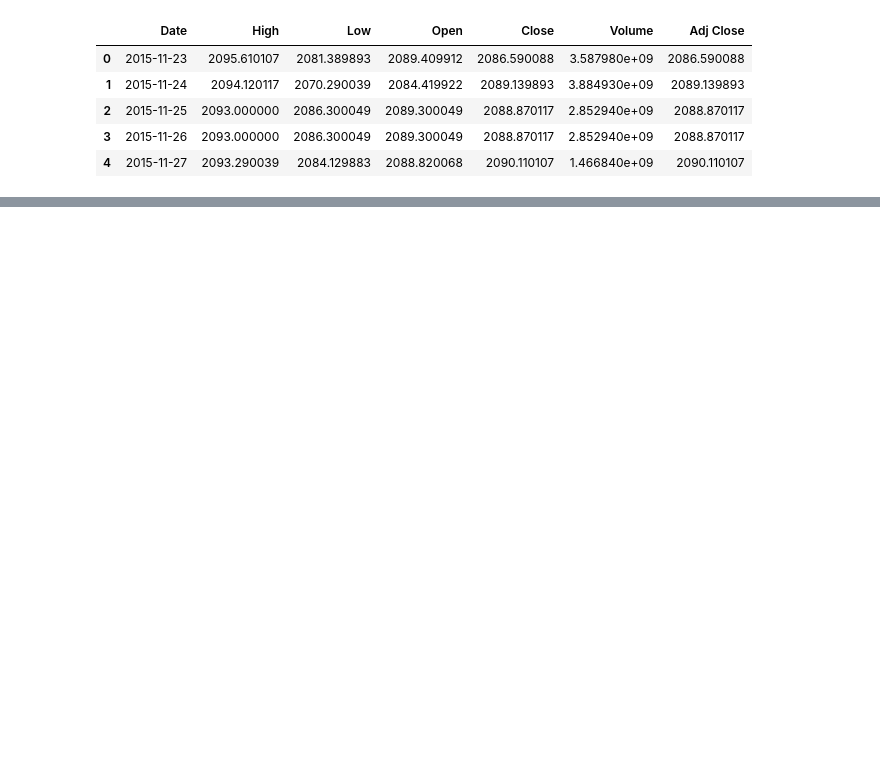
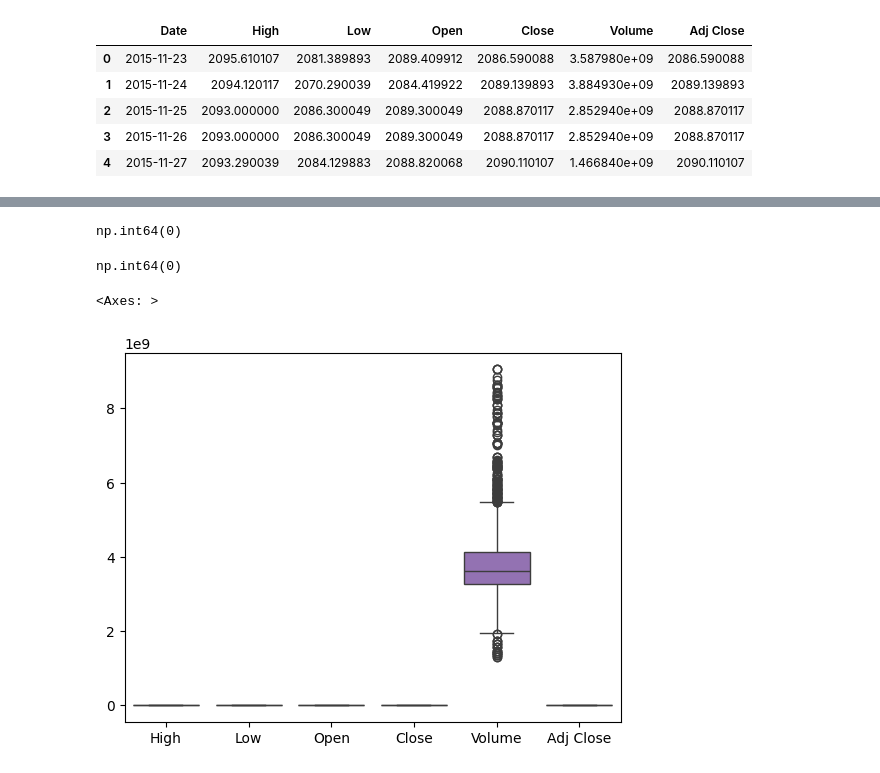
Before and after one commit to Handras18/Time-Series-Forecasting, a Jupyter notebook: 01_eda.ipynb, the cells around one changed output, grey strips where cells are left out. Drawn from its saved outputs; the diff is of its cells as text; code cells hidden in the pictures; blank space fills up the shorter version.

```diff
--- a/01_eda.ipynb
+++ b/01_eda.ipynb
@@ -17,0 +66,15 @@ df.head()
+# %%
+df['Date']=pd.to_datetime(df['Date'], errors='coerce')
+# %%
+df['Date'].isna().sum()
+# %% [output]
+np.int64(0)
+# %%
+(df['Date'].value_counts() > 2 ).sum()
+# %% [output]
+np.int64(0)
+# %%
+sns.boxplot(data=df)
+# %% [output]
+<Axes: >
+[figure, added]
```
Also changed, not shown: parts of 15 cells of this notebook.
